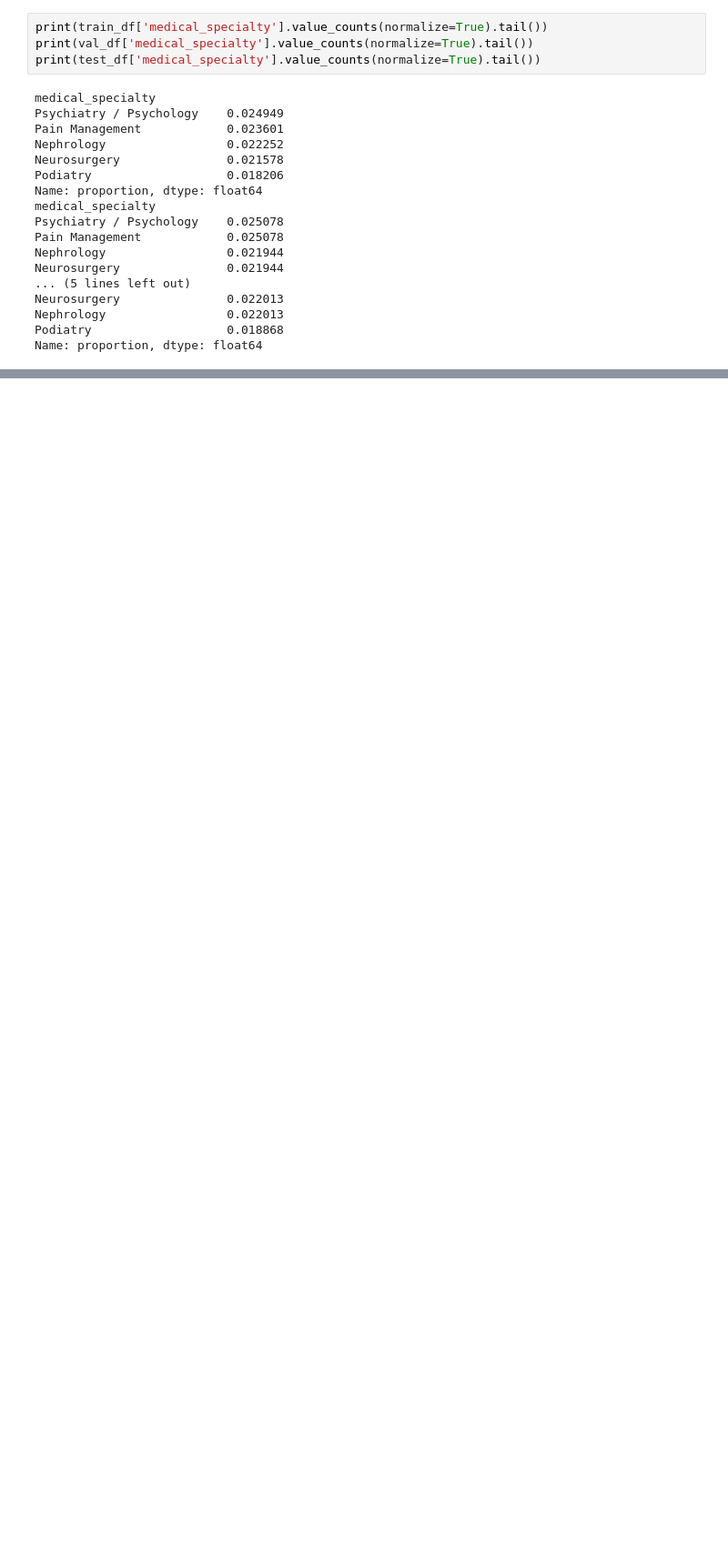
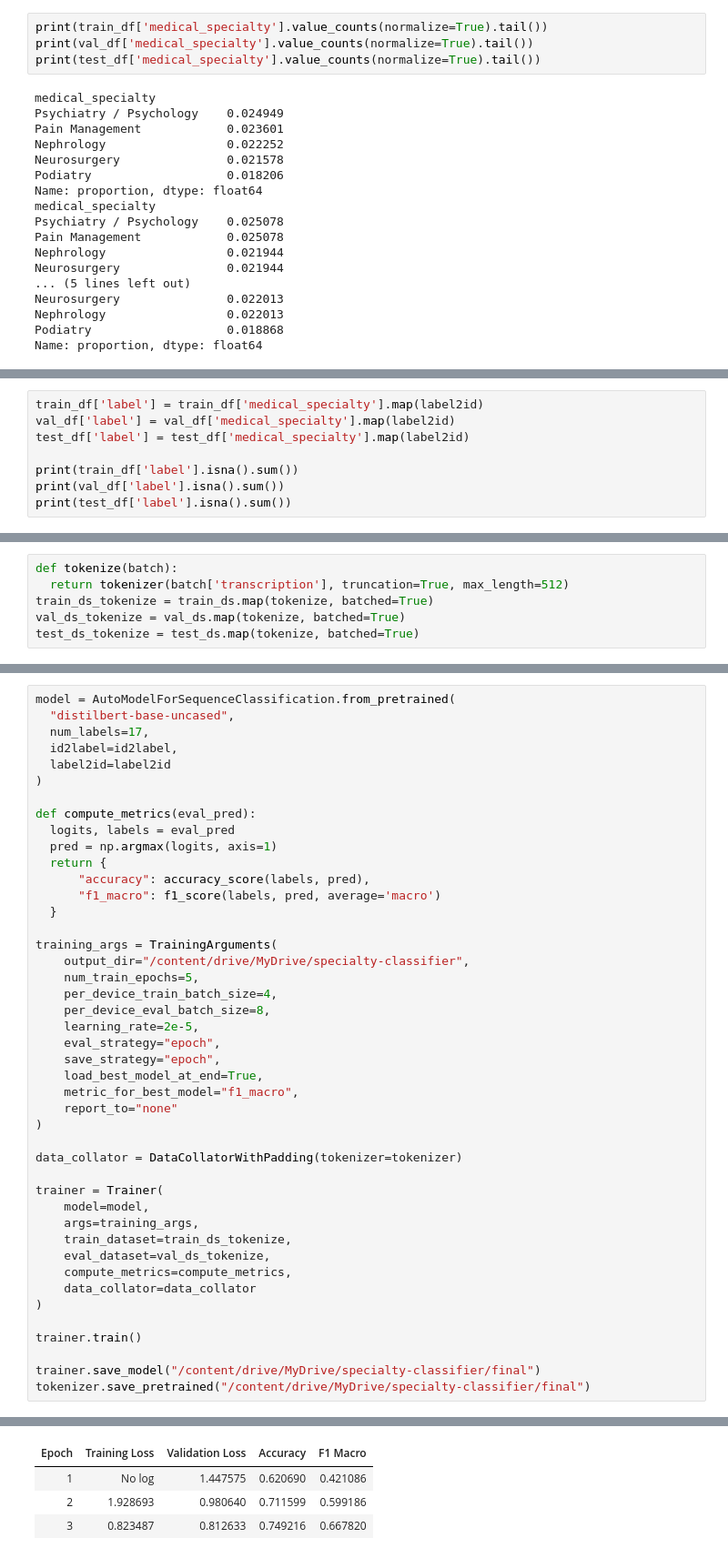
Before and after one commit to AndrewIsk/clinical-routing-agent, a Jupyter notebook: LLM_Model_+_RAG_+_AWS_Deployment.ipynb, the cells around one changed output, grey strips where cells are left out. Shown at 91% size. Cells and saved outputs as stored; diff of their text form; blank space fills up the shorter version.

Commit message:
LLM Initialization and Training

```diff
--- a/LLM_Model_+_RAG_+_AWS_Deployment.ipynb
+++ b/LLM_Model_+_RAG_+_AWS_Deployment.ipynb
@@ -74,0 +139,8 @@ Name: proportion, dtype: float64
+# %%
+train_df['label'] = train_df['medical_specialty'].map(label2id)
+val_df['label'] = val_df['medical_specialty'].map(label2id)
+test_df['label'] = test_df['medical_specialty'].map(label2id)
+
+print(train_df['label'].isna().sum())
+print(val_df['label'].isna().sum())
+print(test_df['label'].isna().sum())
@@ -74,0 +188,6 @@ Name: proportion, dtype: float64
+# %%
+def tokenize(batch):
+  return tokenizer(batch['transcription'], truncation=True, max_length=512)
+train_ds_tokenize = train_ds.map(tokenize, batched=True)
+val_ds_tokenize = val_ds.map(tokenize, batched=True)
+test_ds_tokenize = test_ds.map(tokenize, batched=True)
@@ -74,0 +223,45 @@ Name: proportion, dtype: float64
+# %%
+model = AutoModelForSequenceClassification.from_pretrained(
+  "distilbert-base-uncased",
+  num_labels=17,
+  id2label=id2label,
+  label2id=label2id
+)
+
+def compute_metrics(eval_pred):
+  logits, labels = eval_pred
+  pred = np.argmax(logits, axis=1)
+  return {
+      "accuracy": accuracy_score(labels, pred),
+      "f1_macro": f1_score(labels, pred, average='macro')
+  }
+
+training_args = TrainingArguments(
+    output_dir="/content/drive/MyDrive/specialty-classifier",
+    num_train_epochs=5,
+    per_device_train_batch_size=4,
+    per_device_eval_batch_size=8,
+    learning_rate=2e-5,
+    eval_strategy="epoch",
+    save_strategy="epoch",
+    load_best_model_at_end=True,
+    metric_for_best_model="f1_macro",
+    report_to="none"
+)
+
+data_collator = DataCollatorWithPadding(tokenizer=tokenizer)
+
+trainer = Trainer(
+    model=model,
+    args=training_args,
+    train_dataset=train_ds_tokenize,
+    eval_dataset=val_ds_tokenize,
+    compute_metrics=compute_metrics,
+    data_collator=data_collator
+)
+
+trainer.train()
+
+trainer.save_model("/content/drive/MyDrive/specialty-classifier/final")
+tokenizer.save_pretrained("/content/drive/MyDrive/specialty-classifier/final")
+# %% [output]
@@ -74,0 +290,4 @@ Name: proportion, dtype: float64
+| Epoch | Training Loss | Validation Loss | Accuracy | F1 Macro |
+| 1 | No log | 1.447575 | 0.620690 | 0.421086 |
+| 2 | 1.928693 | 0.980640 | 0.711599 | 0.599186 |
+| 3 | 0.823487 | 0.812633 | 0.749216 | 0.667820 |
```
Also changed, not shown: parts of 10 cells of this notebook.
